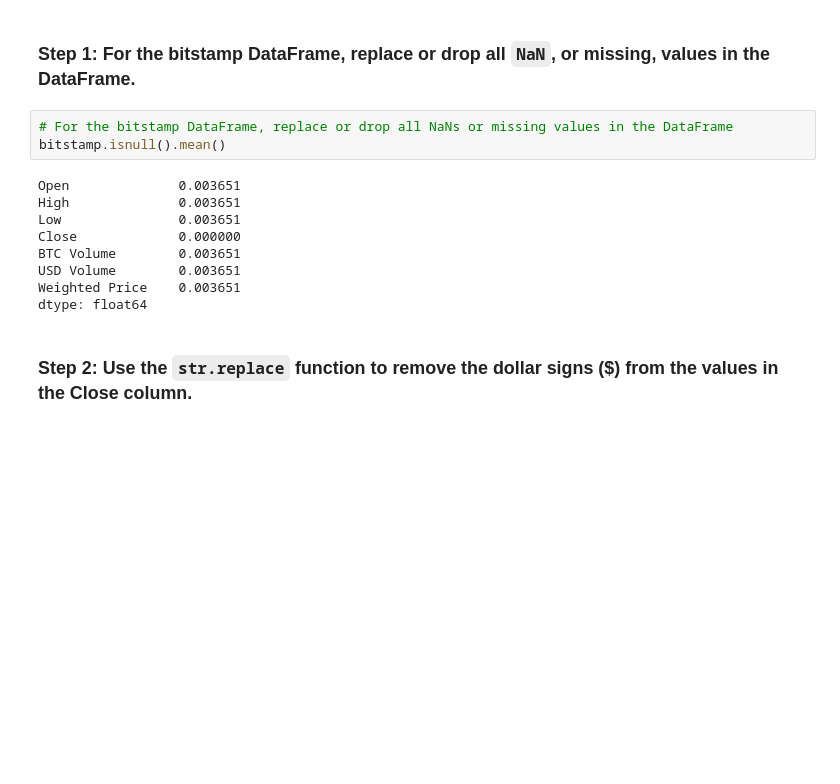
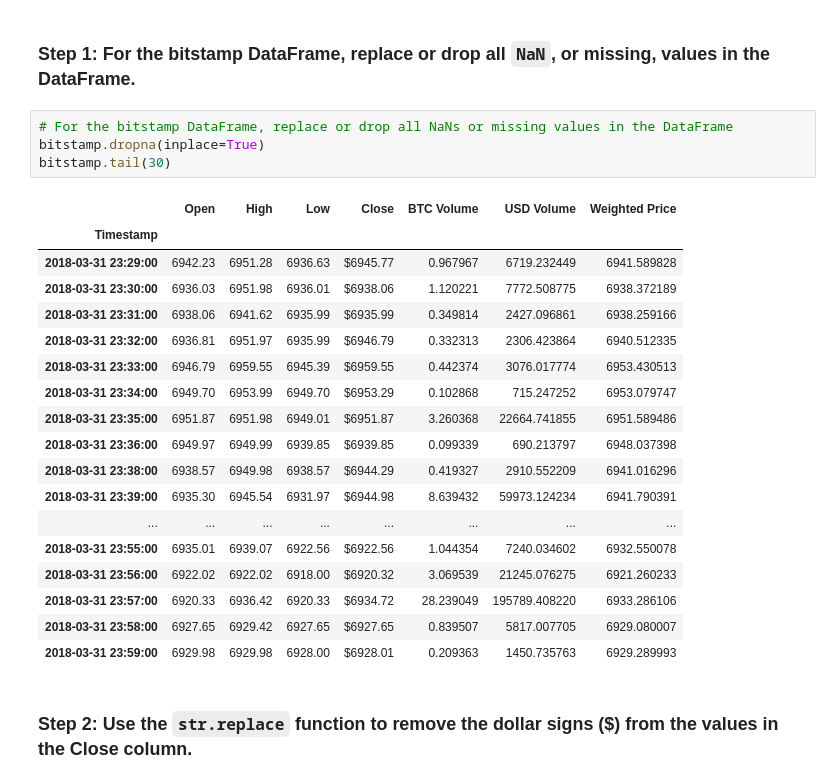
Before and after one commit to JunTheRewels/arbitrage, a Jupyter notebook: crypto_arbitrage.ipynb, the cells around one changed output. Drawn from its saved outputs; the diff is of its cells as text; blank space fills up the shorter version.

```diff
--- a/crypto_arbitrage.ipynb
+++ b/crypto_arbitrage.ipynb
@@ -96,16 +96,27 @@ To prepare and clean your data for analysis, complete the following steps:
 ### Step 1: For the bitstamp DataFrame, replace or drop all `NaN`, or missing, values in the DataFrame.
 # %%
 # For the bitstamp DataFrame, replace or drop all NaNs or missing values in the DataFrame
-bitstamp.isnull().mean()
+bitstamp.dropna(inplace=True)
+bitstamp.tail(30)
 # %% [output]
-Open              0.003651
-High              0.003651
-Low               0.003651
-Close             0.000000
-BTC Volume        0.003651
-USD Volume        0.003651
-Weighted Price    0.003651
-dtype: float64
+|  | Open | High | Low | Close | BTC Volume | USD Volume | Weighted Price |
+| Timestamp |  |  |  |  |  |  |  |
+| 2018-03-31 23:29:00 | 6942.23 | 6951.28 | 6936.63 | $6945.77 | 0.967967 | 6719.232449 | 6941.589828 |
+| 2018-03-31 23:30:00 | 6936.03 | 6951.98 | 6936.01 | $6938.06 | 1.120221 | 7772.508775 | 6938.372189 |
+| 2018-03-31 23:31:00 | 6938.06 | 6941.62 | 6935.99 | $6935.99 | 0.349814 | 2427.096861 | 6938.259166 |
+| 2018-03-31 23:32:00 | 6936.81 | 6951.97 | 6935.99 | $6946.79 | 0.332313 | 2306.423864 | 6940.512335 |
+| 2018-03-31 23:33:00 | 6946.79 | 6959.55 | 6945.39 | $6959.55 | 0.442374 | 3076.017774 | 6953.430513 |
+| 2018-03-31 23:34:00 | 6949.70 | 6953.99 | 6949.70 | $6953.29 | 0.102868 | 715.247252 | 6953.079747 |
+| 2018-03-31 23:35:00 | 6951.87 | 6951.98 | 6949.01 | $6951.87 | 3.260368 | 22664.741855 | 6951.589486 |
+| 2018-03-31 23:36:00 | 6949.97 | 6949.99 | 6939.85 | $6939.85 | 0.099339 | 690.213797 | 6948.037398 |
+| 2018-03-31 23:38:00 | 6938.57 | 6949.98 | 6938.57 | $6944.29 | 0.419327 | 2910.552209 | 6941.016296 |
+| 2018-03-31 23:39:00 | 6935.30 | 6945.54 | 6931.97 | $6944.98 | 8.639432 | 59973.124234 | 6941.790391 |
+| ... | ... | ... | ... | ... | ... | ... | ... |
+| 2018-03-31 23:55:00 | 6935.01 | 6939.07 | 6922.56 | $6922.56 | 1.044354 | 7240.034602 | 6932.550078 |
+| 2018-03-31 23:56:00 | 6922.02 | 6922.02 | 6918.00 | $6920.32 | 3.069539 | 21245.076275 | 6921.260233 |
+| 2018-03-31 23:57:00 | 6920.33 | 6936.42 | 6920.33 | $6934.72 | 28.239049 | 195789.408220 | 6933.286106 |
+| 2018-03-31 23:58:00 | 6927.65 | 6929.42 | 6927.65 | $6927.65 | 0.839507 | 5817.007705 | 6929.080007 |
+| 2018-03-31 23:59:00 | 6929.98 | 6929.98 | 6928.00 | $6928.01 | 0.209363 | 1450.735763 | 6929.289993 |
 # %% [markdown]
 ### Step 2: Use the `str.replace` function to remove the dollar signs ($) from the values in the Close column.
 # %%
```
Also changed, not shown: parts of 4 cells of this notebook.
